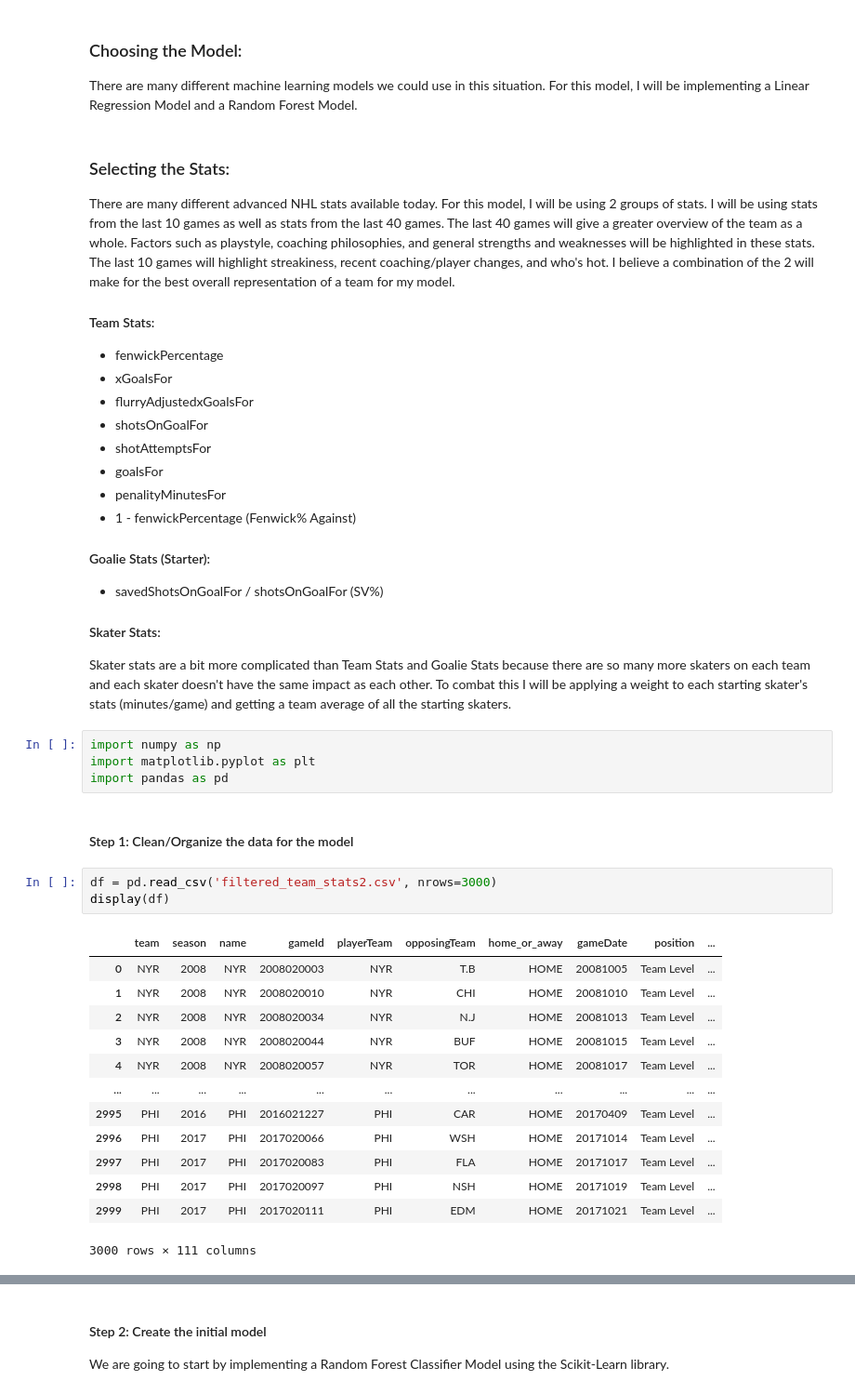
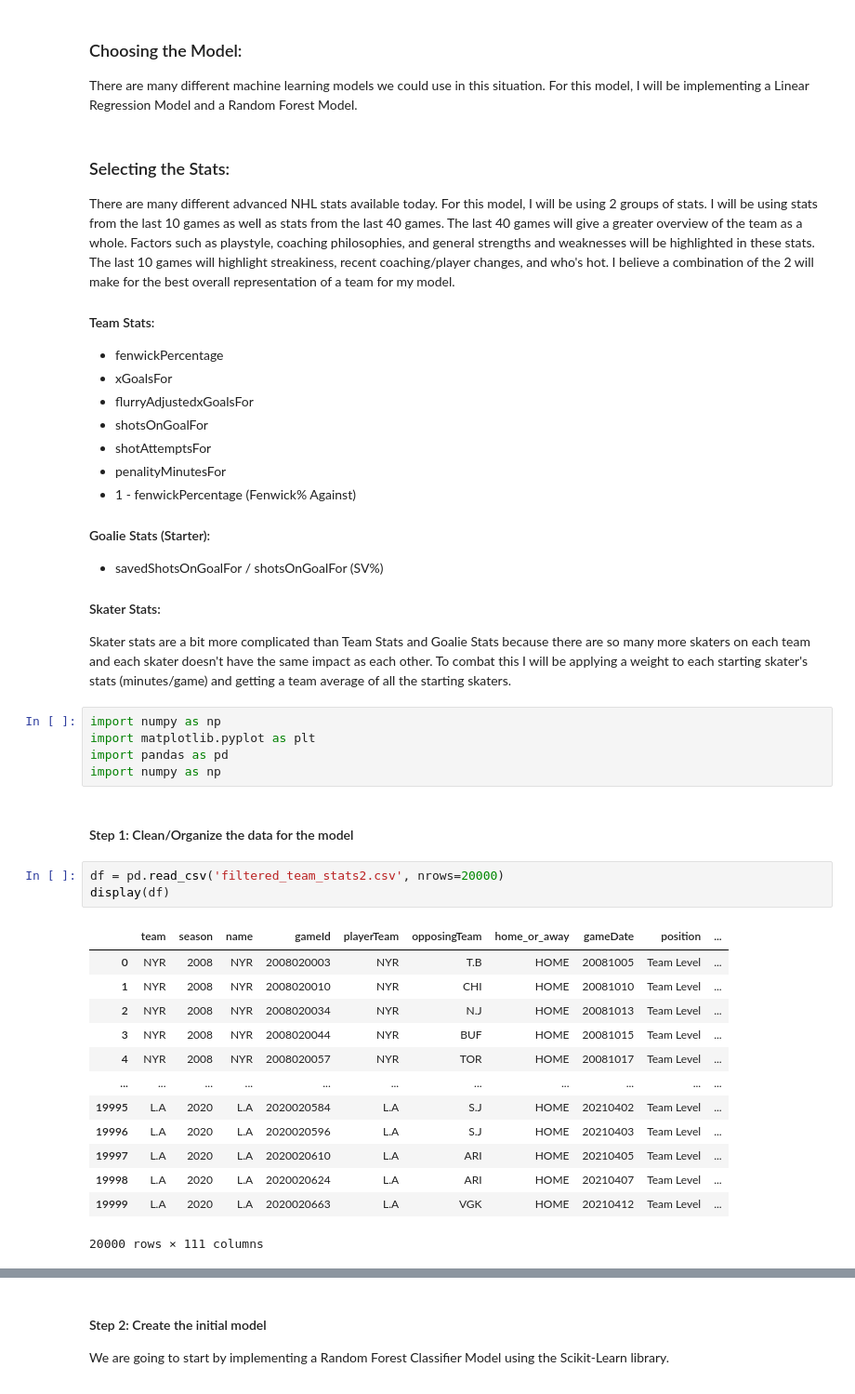
Before and after one commit to JustinNguyen2003/Machine-Learning-NHL-Win-Predictor, a Jupyter notebook: NHL Game Predictor.ipynb, the cells around one changed output, grey strips where cells are left out. Shown at 93% size. Drawn from its saved outputs; the diff is of its cells as text.

```diff
--- a/NHL Game Predictor.ipynb
+++ b/NHL Game Predictor.ipynb
@@ -16,7 +16,6 @@ There are many different advanced NHL stats available today. For this model, I w
 - flurryAdjustedxGoalsFor
 - shotsOnGoalFor
 - shotAttemptsFor
-- goalsFor
 - penalityMinutesFor
 - 1 - fenwickPercentage (Fenwick% Against)
 
@@ -30,25 +29,26 @@ Skater stats are a bit more complicated than Team Stats and Goalie Stats because
 import numpy as np
 import matplotlib.pyplot as plt
 import pandas as pd
+import numpy as np
 # %% [markdown]
 #### Step 1: Clean/Organize the data for the model
 # %%
-df = pd.read_csv('filtered_team_stats2.csv', nrows=3000)
+df = pd.read_csv('filtered_team_stats2.csv', nrows=20000)
 display(df)
 # %% [output]
 |  | team | season | name | gameId | playerTeam | opposingTeam | home_or_away | gameDate | position | ... |
 | 0 | NYR | 2008 | NYR | 2008020003 | NYR | T.B | HOME | 20081005 | Team Level | ... |
 | 1 | NYR | 2008 | NYR | 2008020010 | NYR | CHI | HOME | 20081010 | Team Level | ... |
 | 2 | NYR | 2008 | NYR | 2008020034 | NYR | N.J | HOME | 20081013 | Team Level | ... |
 | 3 | NYR | 2008 | NYR | 2008020044 | NYR | BUF | HOME | 20081015 | Team Level | ... |
 | 4 | NYR | 2008 | NYR | 2008020057 | NYR | TOR | HOME | 20081017 | Team Level | ... |
 | ... | ... | ... | ... | ... | ... | ... | ... | ... | ... | ... |
-| 2995 | PHI | 2016 | PHI | 2016021227 | PHI | CAR | HOME | 20170409 | Team Level | ... |
-| 2996 | PHI | 2017 | PHI | 2017020066 | PHI | WSH | HOME | 20171014 | Team Level | ... |
-| 2997 | PHI | 2017 | PHI | 2017020083 | PHI | FLA | HOME | 20171017 | Team Level | ... |
-| 2998 | PHI | 2017 | PHI | 2017020097 | PHI | NSH | HOME | 20171019 | Team Level | ... |
-| 2999 | PHI | 2017 | PHI | 2017020111 | PHI | EDM | HOME | 20171021 | Team Level | ... |
+| 19995 | L.A | 2020 | L.A | 2020020584 | L.A | S.J | HOME | 20210402 | Team Level | ... |
+| 19996 | L.A | 2020 | L.A | 2020020596 | L.A | S.J | HOME | 20210403 | Team Level | ... |
+| 19997 | L.A | 2020 | L.A | 2020020610 | L.A | ARI | HOME | 20210405 | Team Level | ... |
+| 19998 | L.A | 2020 | L.A | 2020020624 | L.A | ARI | HOME | 20210407 | Team Level | ... |
+| 19999 | L.A | 2020 | L.A | 2020020663 | L.A | VGK | HOME | 20210412 | Team Level | ... |
-3000 rows × 111 columns
+20000 rows × 111 columns
 # %%
 stats_we_want = ['gameId',
                  'season',
```
Also changed, not shown: parts of 12 cells of this notebook.
